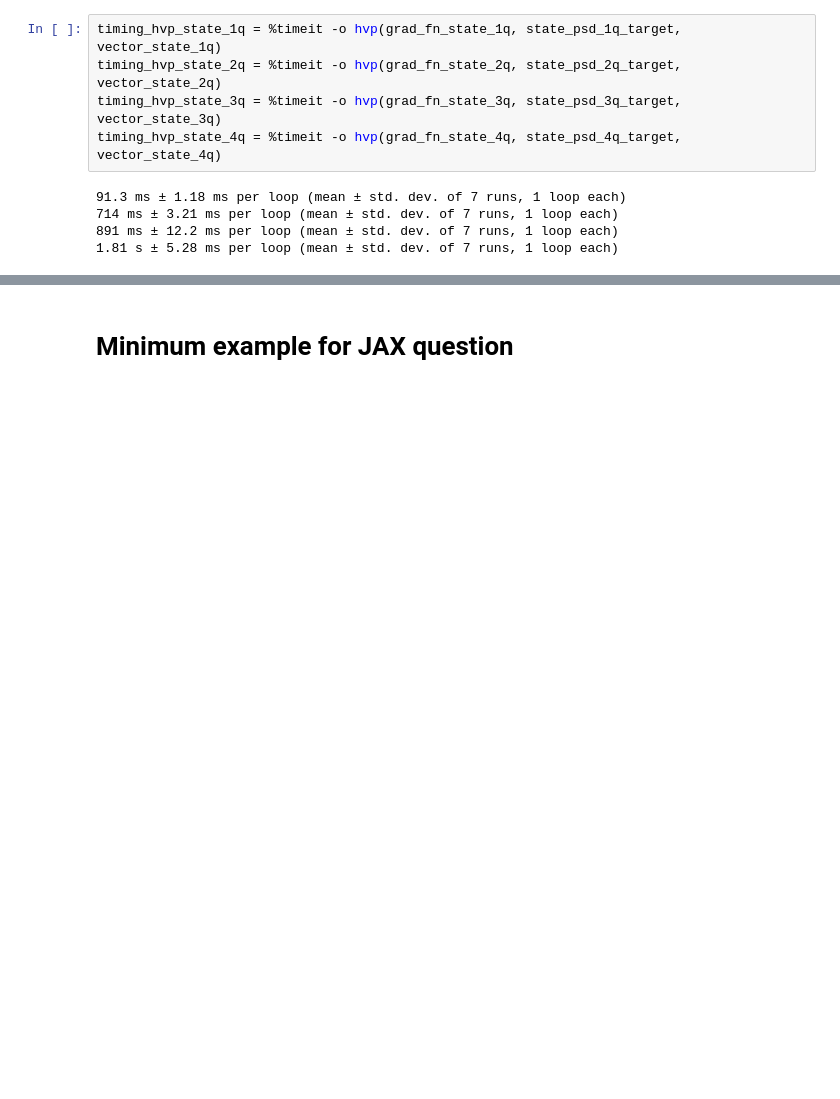
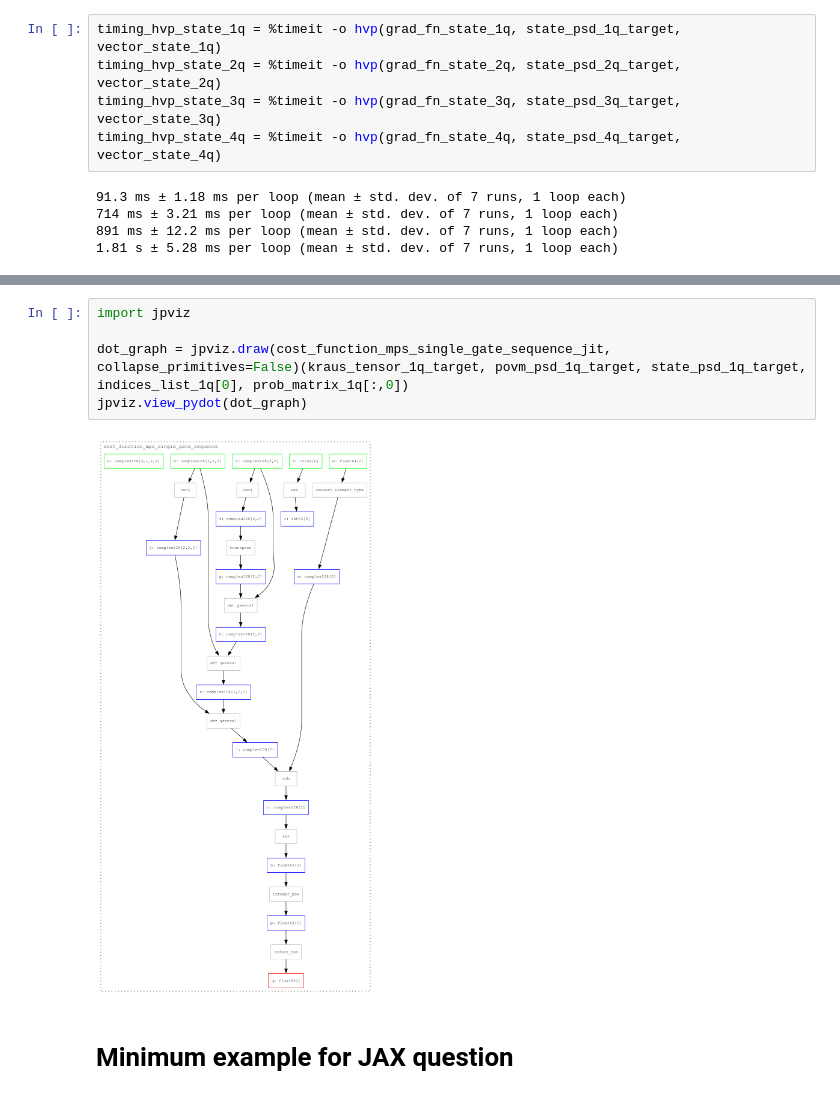
Before and after one commit to EmilianoG-byte/iqm-benchmarks, a Jupyter notebook: playground/time_complexity/computation_vs_cost_function.ipynb, the cells around one changed output, grey strips where cells are left out. Drawn from its saved outputs; the diff is of its cells as text; blank space fills up the shorter version.

```diff
--- a/playground/time_complexity/computation_vs_cost_function.ipynb
+++ b/playground/time_complexity/computation_vs_cost_function.ipynb
@@ -408,3 +452,10 @@ plot_wall_time(hvp_all_times, cost_fn_time_list, logscale=None, xlabel=xlabel)
+# %%
+import jpviz
+
+dot_graph = jpviz.draw(cost_function_mps_single_gate_sequence_jit, collapse_primitives=False)(kraus_tensor_1q_target, povm_psd_1q_target, state_psd_1q_target, indices_list_1q[0], prob_matrix_1q[:,0])
+jpviz.view_pydot(dot_graph)
+# %% [output]
+[figure, added]
 # %% [markdown]
 # Minimum example for JAX question
 # %%
```
Also changed, not shown: parts of 6 cells of this notebook, 2 other files.
